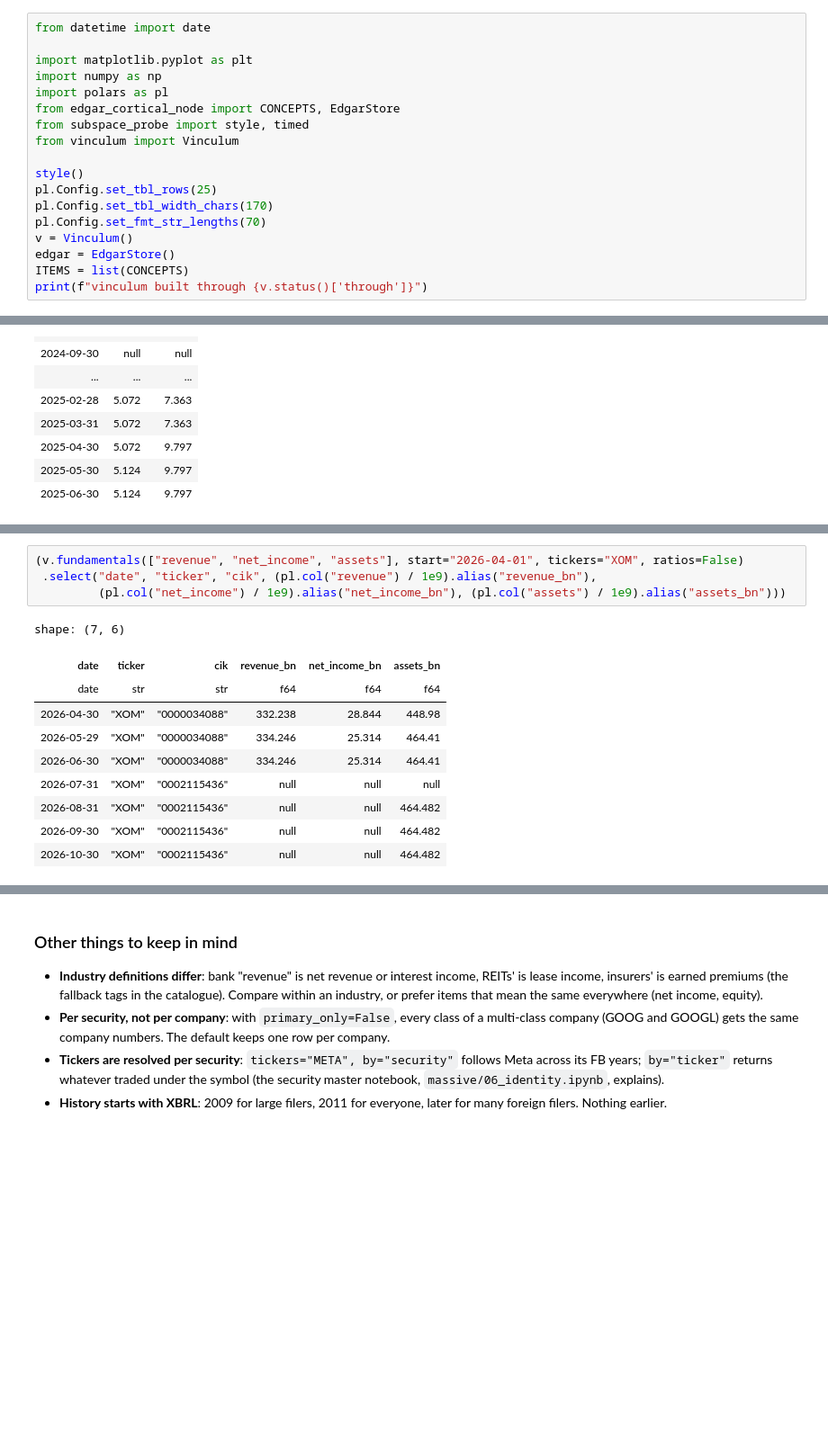
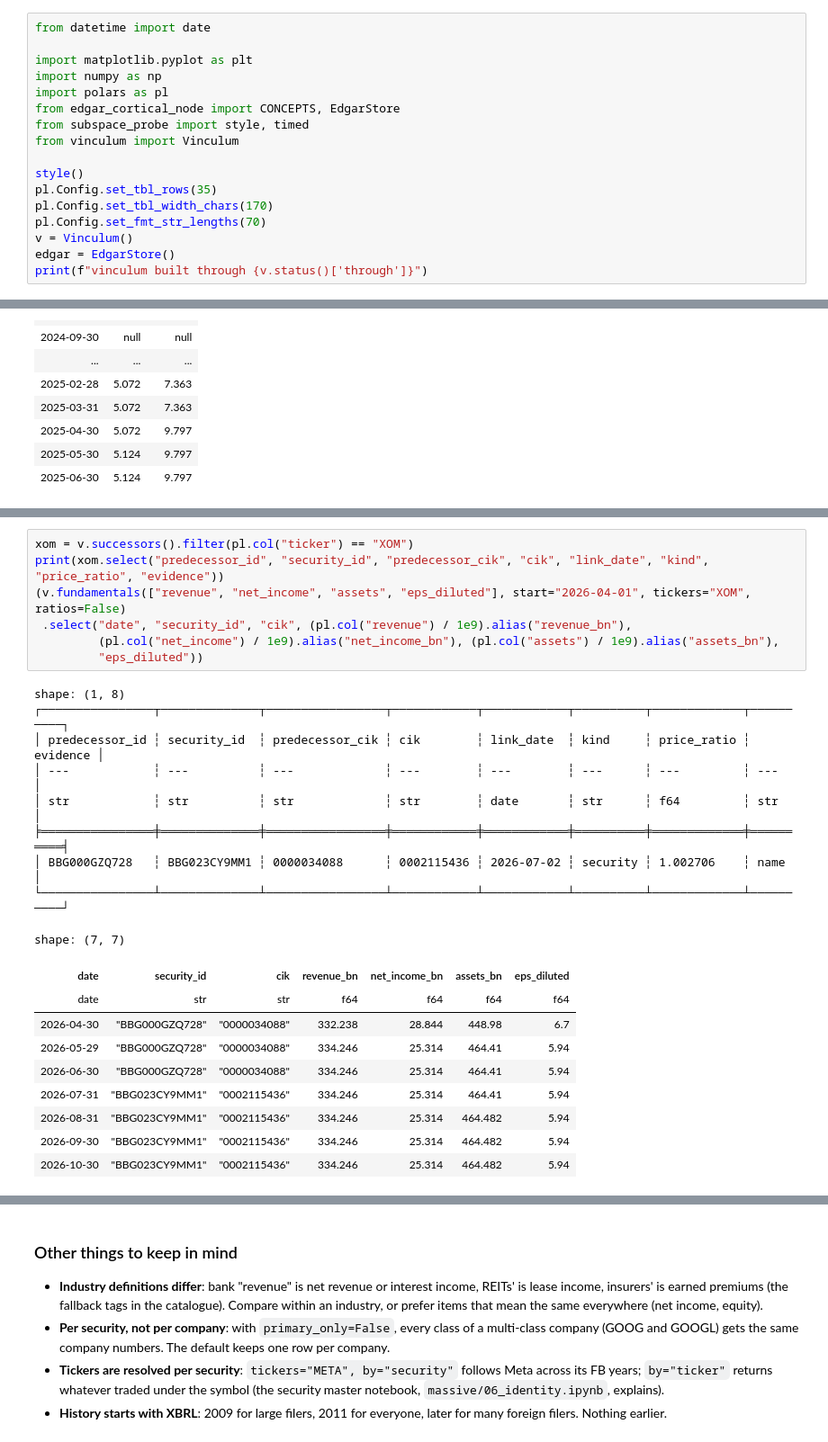
Before and after one commit to yurit04/collective-alpha, a Jupyter notebook: projects/subspace-probe/notebooks/vinculum/01_fundamentals.ipynb, the cells around one changed output, grey strips where cells are left out. Shown at 90% size. Drawn from its saved outputs; the diff is of its cells as text; blank space fills up the shorter version.

```diff
--- a/projects/subspace-probe/notebooks/vinculum/01_fundamentals.ipynb
+++ b/projects/subspace-probe/notebooks/vinculum/01_fundamentals.ipynb
@@ -31,12 +31,11 @@ from subspace_probe import style, timed
 from vinculum import Vinculum
 
 style()
-pl.Config.set_tbl_rows(25)
+pl.Config.set_tbl_rows(35)
 pl.Config.set_tbl_width_chars(170)
 pl.Config.set_fmt_str_lengths(70)
 v = Vinculum()
 edgar = EdgarStore()
-ITEMS = list(CONCEPTS)
 print(f"vinculum built through {v.status()['through']}")
 # %% [output]
 vinculum built through 2026-10-30
@@ -490,15 +493,26 @@ income disappear until enough quarters are filed under the new CIK.
 # %%
-(v.fundamentals(["revenue", "net_income", "assets"], start="2026-04-01", tickers="XOM", ratios=False)
- .select("date", "ticker", "cik", (pl.col("revenue") / 1e9).alias("revenue_bn"),
-         (pl.col("net_income") / 1e9).alias("net_income_bn"), (pl.col("assets") / 1e9).alias("assets_bn")))
+xom = v.successors().filter(pl.col("ticker") == "XOM")
+print(xom.select("predecessor_id", "security_id", "predecessor_cik", "cik", "link_date", "kind", "price_ratio", "evidence"))
+(v.fundamentals(["revenue", "net_income", "assets", "eps_diluted"], start="2026-04-01", tickers="XOM", ratios=False)
+ .select("date", "security_id", "cik", (pl.col("revenue") / 1e9).alias("revenue_bn"),
+         (pl.col("net_income") / 1e9).alias("net_income_bn"), (pl.col("assets") / 1e9).alias("assets_bn"),
+         "eps_diluted"))
 # %% [output]
-shape: (7, 6)
+shape: (1, 8)
+┌────────────────┬──────────────┬─────────────────┬────────────┬────────────┬──────────┬─────────────┬──────────┐
+│ predecessor_id ┆ security_id  ┆ predecessor_cik ┆ cik        ┆ link_date  ┆ kind     ┆ price_ratio ┆ evidence │
+│ ---            ┆ ---          ┆ ---             ┆ ---        ┆ ---        ┆ ---      ┆ ---         ┆ ---      │
+│ str            ┆ str          ┆ str             ┆ str        ┆ date       ┆ str      ┆ f64         ┆ str      │
+╞════════════════╪══════════════╪═════════════════╪════════════╪════════════╪══════════╪═════════════╪══════════╡
+│ BBG000GZQ728   ┆ BBG023CY9MM1 ┆ 0000034088      ┆ 0002115436 ┆ 2026-07-02 ┆ security ┆ 1.002706    ┆ name     │
+└────────────────┴──────────────┴─────────────────┴────────────┴────────────┴──────────┴─────────────┴──────────┘
+shape: (7, 7)
-| date | ticker | cik | revenue_bn | net_income_bn | assets_bn |
-| date | str | str | f64 | f64 | f64 |
-| 2026-04-30 | "XOM" | "0000034088" | 332.238 | 28.844 | 448.98 |
-| 2026-05-29 | "XOM" | "0000034088" | 334.246 | 25.314 | 464.41 |
-| 2026-06-30 | "XOM" | "0000034088" | 334.246 | 25.314 | 464.41 |
-| 2026-07-31 | "XOM" | "0002115436" | null | null | null |
-| 2026-08-31 | "XOM" | "0002115436" | null | null | 464.482 |
-| 2026-09-30 | "XOM" | "0002115436" | null | null | 464.482 |
-| 2026-10-30 | "XOM" | "0002115436" | null | null | 464.482 |
+| date | security_id | cik | revenue_bn | net_income_bn | assets_bn | eps_diluted |
+| date | str | str | f64 | f64 | f64 | f64 |
+| 2026-04-30 | "BBG000GZQ728" | "0000034088" | 332.238 | 28.844 | 448.98 | 6.7 |
+| 2026-05-29 | "BBG000GZQ728" | "0000034088" | 334.246 | 25.314 | 464.41 | 5.94 |
+| 2026-06-30 | "BBG000GZQ728" | "0000034088" | 334.246 | 25.314 | 464.41 | 5.94 |
+| 2026-07-31 | "BBG023CY9MM1" | "0002115436" | 334.246 | 25.314 | 464.41 | 5.94 |
+| 2026-08-31 | "BBG023CY9MM1" | "0002115436" | 334.246 | 25.314 | 464.482 | 5.94 |
+| 2026-09-30 | "BBG023CY9MM1" | "0002115436" | 334.246 | 25.314 | 464.482 | 5.94 |
+| 2026-10-30 | "BBG023CY9MM1" | "0002115436" | 334.246 | 25.314 | 464.482 | 5.94 |
```
Also changed, not shown: parts of 23 cells of this notebook, 22 other files.
